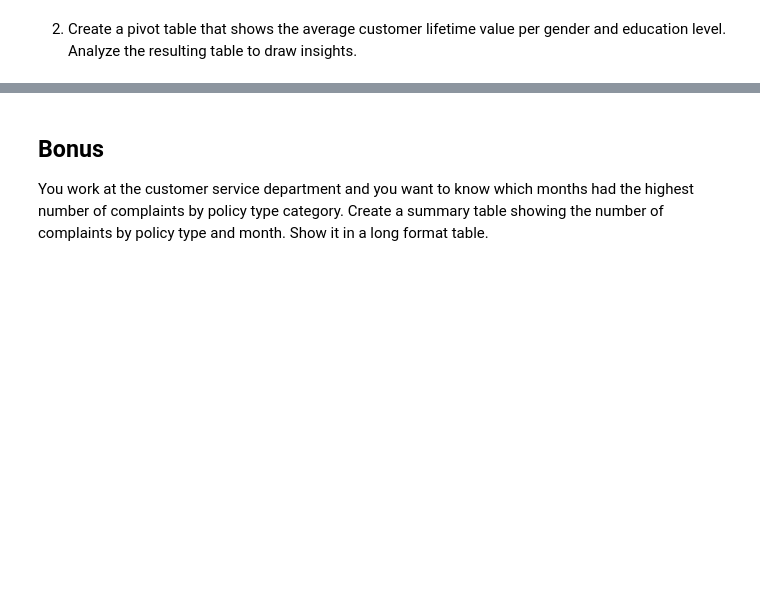
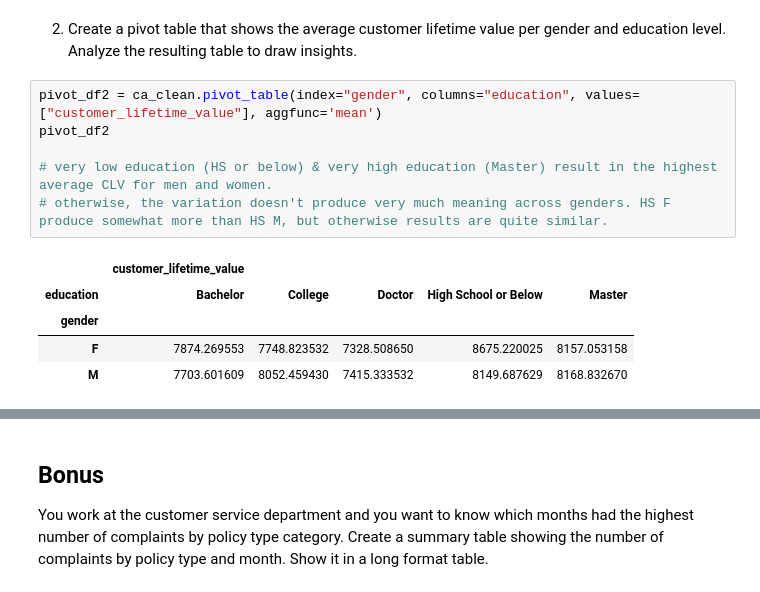
Before and after one commit to chandlershortlidge/lab-dw-data-structuring-and-combining, a Jupyter notebook: lab-dw-data-structuring-and-combining.ipynb, the cells around one changed output, grey strips where cells are left out. Saved outputs shown, nothing was run; the diff lists cells and outputs as text; blank space fills up the shorter version.

```diff
--- a/lab-dw-data-structuring-and-combining.ipynb
+++ b/lab-dw-data-structuring-and-combining.ipynb
@@ -171,2 +238,14 @@ Round the total revenue to 2 decimal points.  Analyze the resulting table to dra
 # %% [markdown]
 2. Create a pivot table that shows the average customer lifetime value per gender and education level. Analyze the resulting table to draw insights.
+# %%
+pivot_df2 = ca_clean.pivot_table(index="gender", columns="education", values=["customer_lifetime_value"], aggfunc='mean')
+pivot_df2
+
+# very low education (HS or below) & very high education (Master) result in the highest average CLV for men and women.
+# otherwise, the variation doesn't produce very much meaning across genders. HS F produce somewhat more than HS M, but otherwise results are quite similar.
+# %% [output]
+|  | customer_lifetime_value |  |  |  |  |
+| education | Bachelor | College | Doctor | High School or Below | Master |
+| gender |  |  |  |  |  |
+| F | 7874.269553 | 7748.823532 | 7328.508650 | 8675.220025 | 8157.053158 |
+| M | 7703.601609 | 8052.459430 | 7415.333532 | 8149.687629 | 8168.832670 |
```
Also changed, not shown: parts of 9 cells of this notebook.
